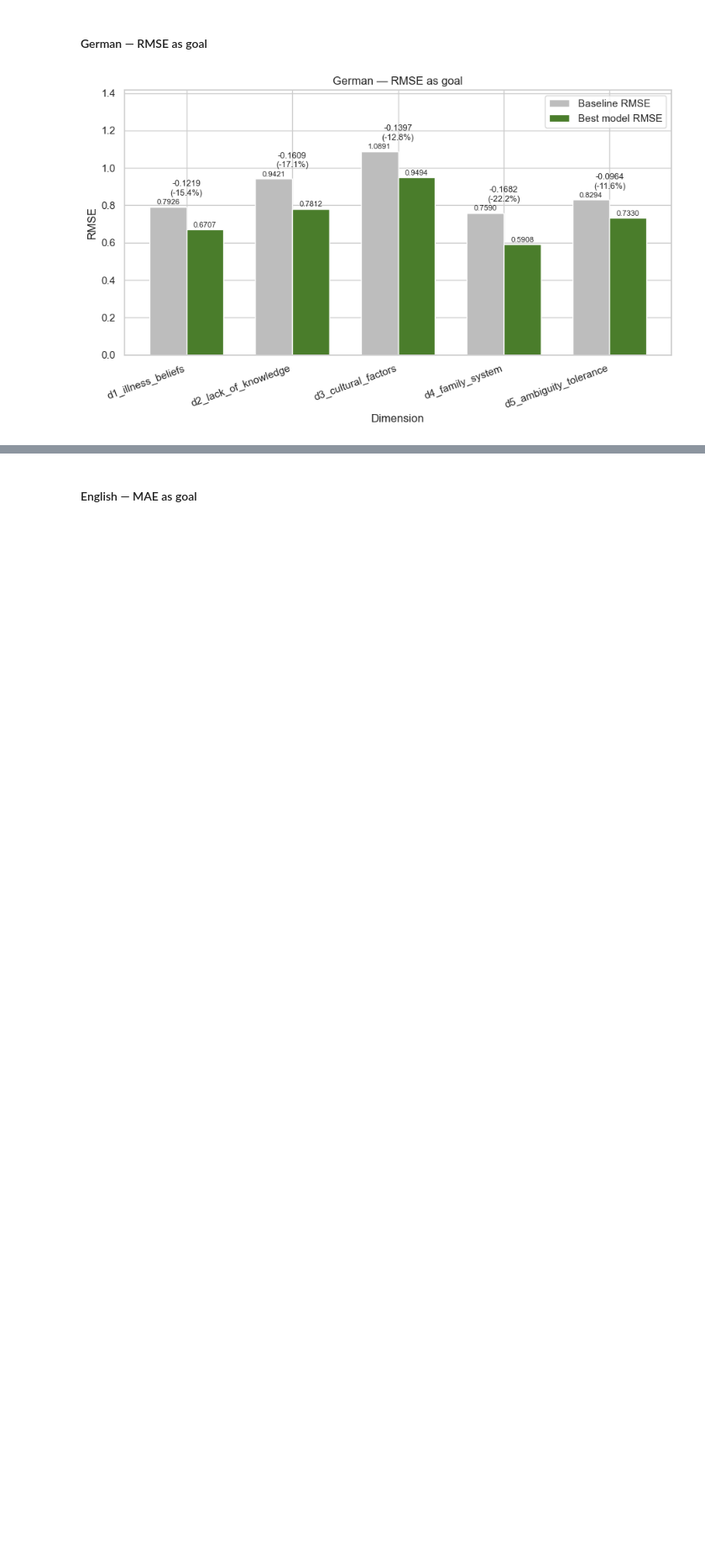
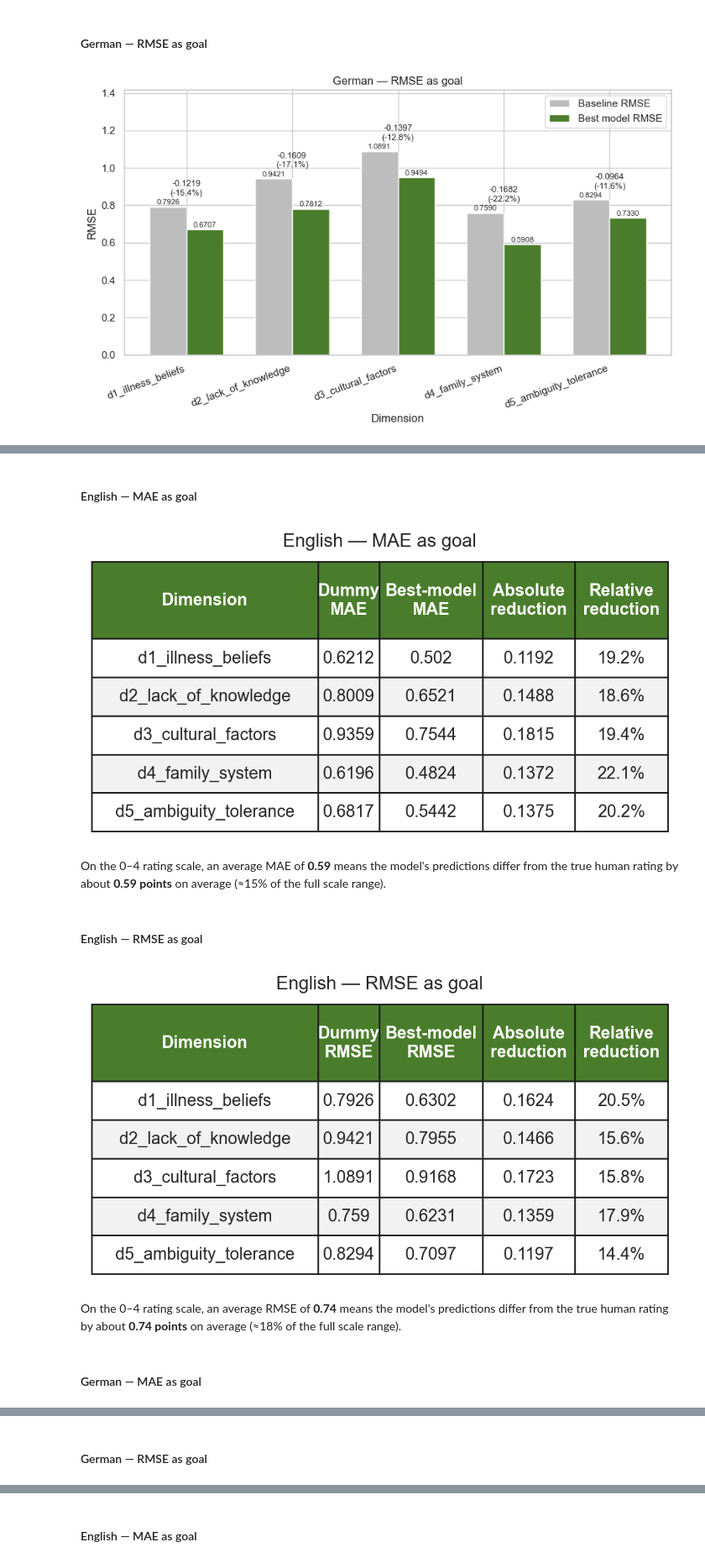
Before and after one commit to Cecilia-g24/tcc_thesis, a Jupyter notebook: scripts/approach_1_liwc/visuals.ipynb, the cells around one changed output, grey strips where cells are left out. Shown at 84% size. Cells and saved outputs as stored; diff of their text form; code cells hidden in the pictures; blank space fills up the shorter version.

```diff
--- a/scripts/approach_1_liwc/visuals.ipynb
+++ b/scripts/approach_1_liwc/visuals.ipynb
@@ -254,0 +258,79 @@ for cfg in CONFIGS:
+# %%
+def plot_absolute_performance_table(cfg):
+    metric = cfg["goal"]
+    bvb = pd.read_csv(
+        os.path.join(cfg["base_dir"], "best_vs_baseline.csv"),
+        usecols=["dimension", metric, f"baseline_{metric}", f"{metric}_improvement_vs_baseline"],
+    )
+    bvb = bvb.sort_values("dimension").reset_index(drop=True)
+    bvb["relative_pct"] = bvb[f"{metric}_improvement_vs_baseline"] / bvb[f"baseline_{metric}"] * 100
+
+    table_df = pd.DataFrame({
+        "Dimension": bvb["dimension"],
+        f"Dummy\n{metric}": bvb[f"baseline_{metric}"].round(4),
+        f"Best-model\n{metric}": bvb[metric].round(4),
+        "Absolute\nreduction": bvb[f"{metric}_improvement_vs_baseline"].round(4),
+        "Relative\nreduction": bvb["relative_pct"].round(1).astype(str) + "%",
+    })
+
+    def header_width(s):
+        return max(len(line) for line in str(s).split("\n"))
+
+    max_chars = [
+        max(header_width(col), table_df[col].astype(str).str.len().max())
+        for col in table_df.columns
+    ]
+    total_chars = sum(max_chars)
+    col_widths = [c / total_chars for c in max_chars]
+
+    fig, ax = plt.subplots(figsize=(0.095 * total_chars, 0.8 + 0.45 * len(table_df)), dpi=200)
+    ax.axis("off")
+    ax.set_title(cfg["label"], pad=10)
+    tbl = ax.table(cellText=table_df.values, colLabels=table_df.columns, cellLoc="center",
+                   colWidths=col_widths, bbox=[0, 0, 1, 1])
+    tbl.auto_set_font_size(False)
+    tbl.set_fontsize(11)
+
+    n_data_rows = len(table_df)
+    header_units = 2.0
+    row_height = 1 / (header_units + n_data_rows)
+    header_height = header_units * row_height
+
+    for (row, col), cell in tbl.get_celld().items():
+        if row == 0:
+            cell.set_height(header_height)
+            cell.set_facecolor("#4a7d2b")
+            cell.set_text_props(color="white", weight="bold")
+        else:
+            cell.set_height(row_height)
+            cell.set_facecolor("#f2f2f2" if row % 2 == 0 else "white")
+
+    fig.subplots_adjust(left=0.01, right=0.99, top=0.82, bottom=0.02)
+    plt.show()
+    plt.close()
+
+    # German+MAE interpretation is given directly in chat instead of in the notebook.
+    if cfg["language"] == "German" and cfg["goal"] == "MAE":
+        return
+
+    # Rating scale is 0-4, so express the average best-model error as a share of that range.
+    scale_span = 4
+    avg_best = bvb[metric].mean()
+    display(Markdown(
+        f"On the 0–4 rating scale, an average {metric} of **{avg_best:.2f}** means the model's predictions "
+        f"differ from the true human rating by about **{avg_best:.2f} points** on average "
+        f"(≈{avg_best / scale_span * 100:.0f}% of the full scale range)."
+    ))
+
+
+for cfg in CONFIGS:
+    show_heading(cfg)
+    plot_absolute_performance_table(cfg)
+# %% [output]
+#### English — MAE as goal
+[figure, added]
+On the 0–4 rating scale, an average MAE of **0.59** means the model's predictions differ from the true human rating by about **0.59 points** on average (≈15% of the full scale range).
+#### English — RMSE as goal
+[figure, added]
+On the 0–4 rating scale, an average RMSE of **0.74** means the model's predictions differ from the true human rating by about **0.74 points** on average (≈18% of the full scale range).
+#### German — MAE as goal
@@ -254,0 +338 @@ for cfg in CONFIGS:
+#### German — RMSE as goal
```
Also changed, not shown: parts of 6 cells of this notebook.
